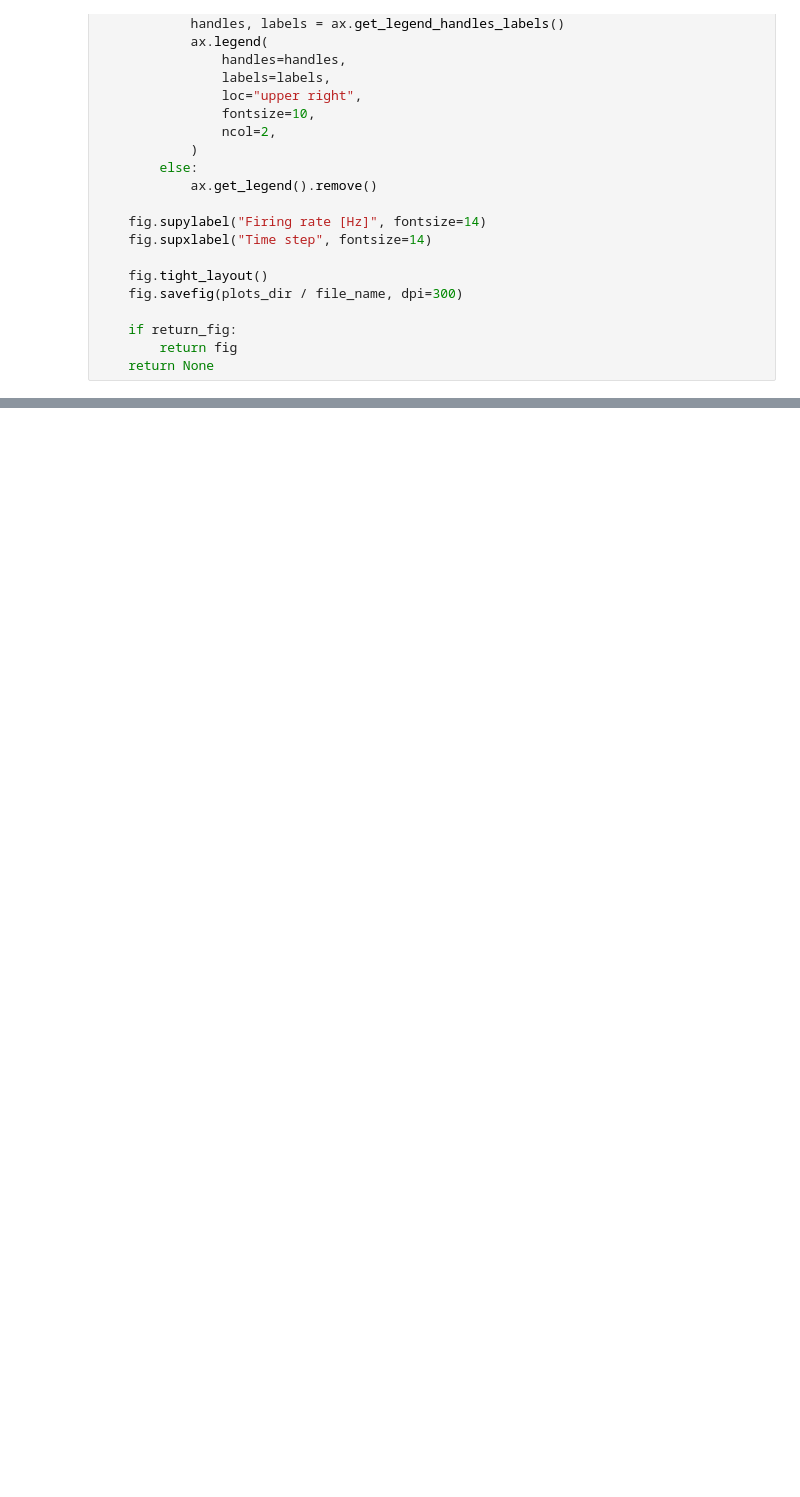
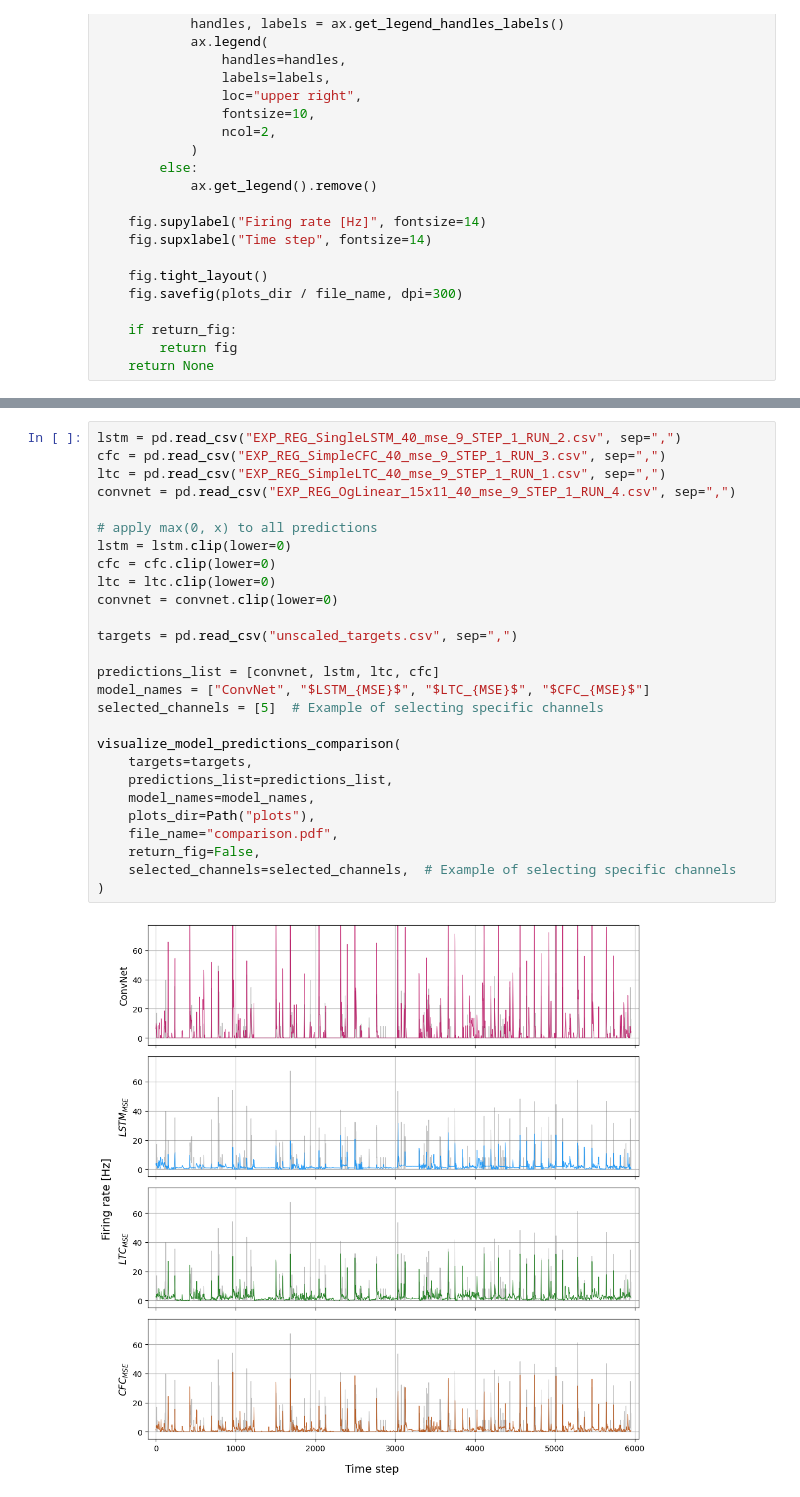
Before and after one commit to JankowskiDaniel/Neural-Deep-Retina, a Jupyter notebook: notebooks/11-prediction-plots.ipynb, the cells around one changed output, grey strips where cells are left out. Drawn from its saved outputs; the diff is of its cells as text; blank space fills up the shorter version.

```diff
--- a/notebooks/11-prediction-plots.ipynb
+++ b/notebooks/11-prediction-plots.ipynb
@@ -106,0 +221,29 @@ visualize_outputs_and_targets(
+# %%
+lstm = pd.read_csv("EXP_REG_SingleLSTM_40_mse_9_STEP_1_RUN_2.csv", sep=",")
+cfc = pd.read_csv("EXP_REG_SimpleCFC_40_mse_9_STEP_1_RUN_3.csv", sep=",")
+ltc = pd.read_csv("EXP_REG_SimpleLTC_40_mse_9_STEP_1_RUN_1.csv", sep=",")
+convnet = pd.read_csv("EXP_REG_OgLinear_15x11_40_mse_9_STEP_1_RUN_4.csv", sep=",")
+
+# apply max(0, x) to all predictions
+lstm = lstm.clip(lower=0)
+cfc = cfc.clip(lower=0)
+ltc = ltc.clip(lower=0)
+convnet = convnet.clip(lower=0)
+
+targets = pd.read_csv("unscaled_targets.csv", sep=",")
+
+predictions_list = [convnet, lstm, ltc, cfc]
+model_names = ["ConvNet", "$LSTM_{MSE}$", "$LTC_{MSE}$", "$CFC_{MSE}$"]
+selected_channels = [5]  # Example of selecting specific channels
+
+visualize_model_predictions_comparison(
+    targets=targets,
+    predictions_list=predictions_list,
+    model_names=model_names,
+    plots_dir=Path("plots"),
+    file_name="comparison.pdf",
+    return_fig=False,
+    selected_channels=selected_channels,  # Example of selecting specific channels
+)
+# %% [output]
+[figure, added]
```
Also changed, not shown: parts of 5 cells of this notebook.
